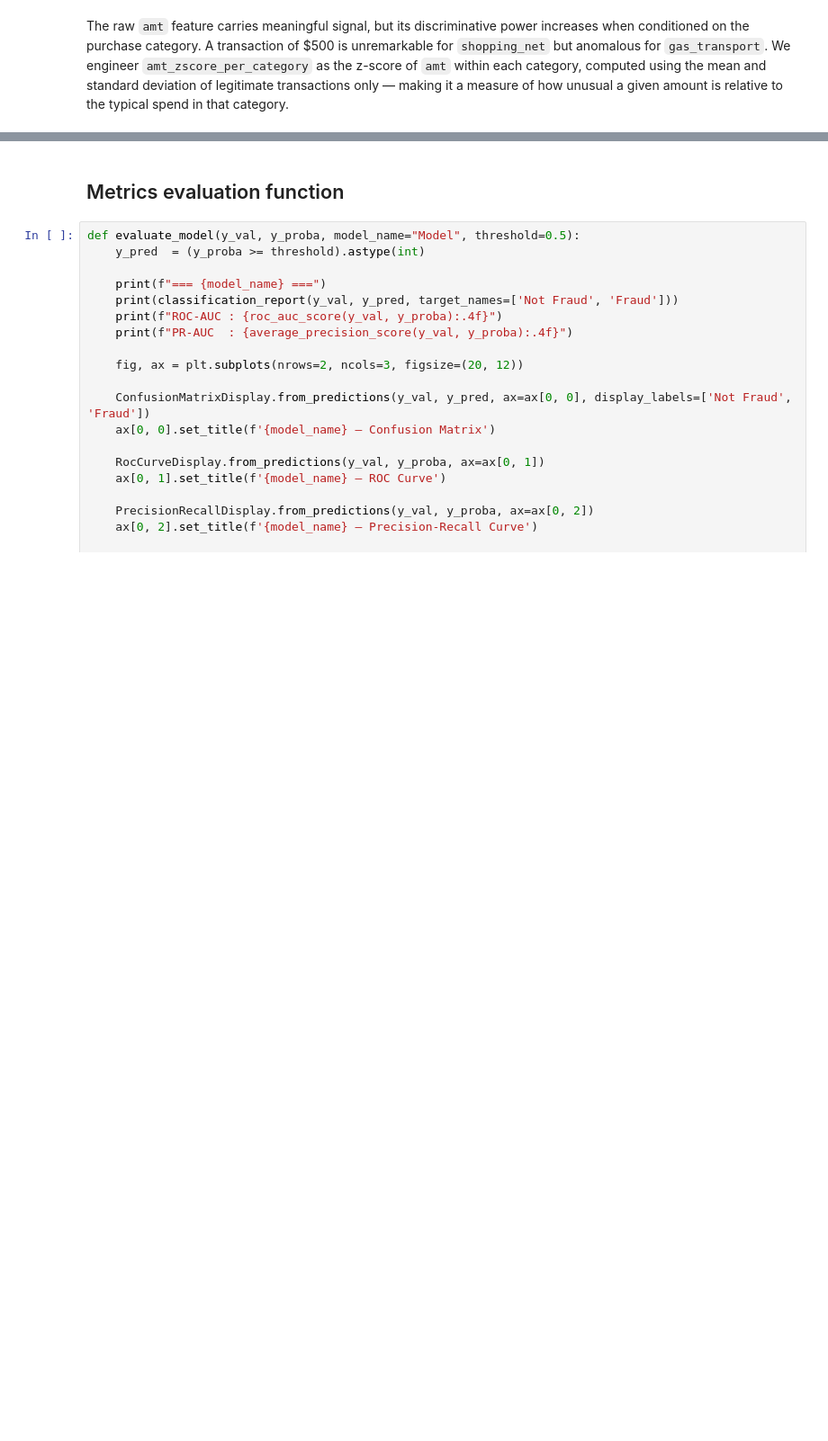
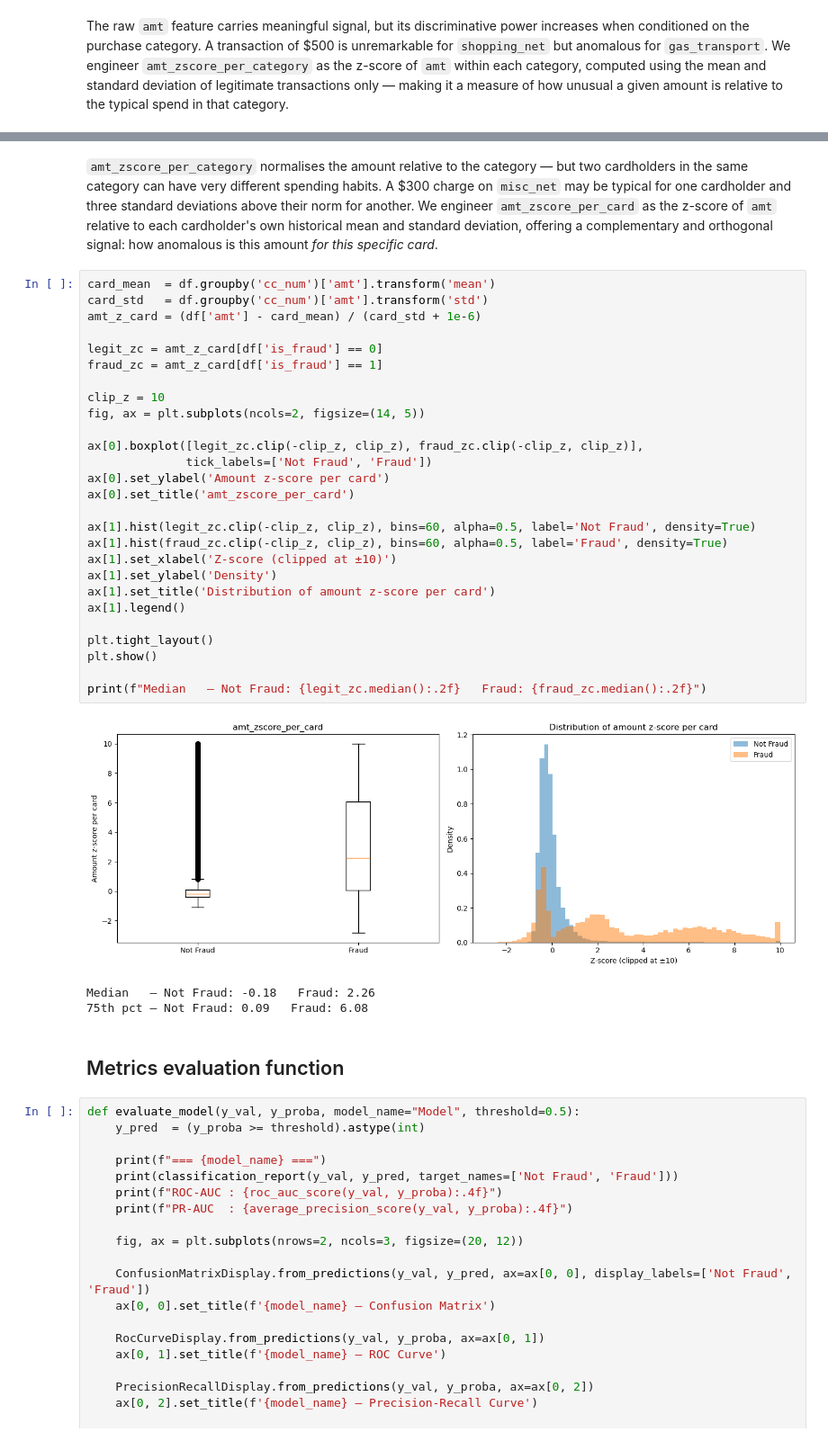
Before and after one commit to giorgiozoccatelli/Fraud-Detection, a Jupyter notebook: creditfraud.ipynb, the cells around one changed output, grey strips where cells are left out. Shown at 90% size. Saved outputs shown, nothing was run; the diff lists cells and outputs as text; blank space fills up the shorter version.

```diff
--- a/creditfraud.ipynb
+++ b/creditfraud.ipynb
@@ -485,3 +502,36 @@ print(f"75th pct — Not Fraud: {legit_z.quantile(0.75):.2f}   Fraud: {fraud_z.q
+# %% [markdown]
+`amt_zscore_per_category` normalises the amount relative to the category — but two cardholders in the same category can have very different spending habits. A $300 charge on `misc_net` may be typical for one cardholder and three standard deviations above their norm for another. We engineer `amt_zscore_per_card` as the z-score of `amt` relative to each cardholder's own historical mean and standard deviation, offering a complementary and orthogonal signal: how anomalous is this amount *for this specific card*.
+# %%
+card_mean  = df.groupby('cc_num')['amt'].transform('mean')
+card_std   = df.groupby('cc_num')['amt'].transform('std')
+amt_z_card = (df['amt'] - card_mean) / (card_std + 1e-6)
+
+legit_zc = amt_z_card[df['is_fraud'] == 0]
+fraud_zc = amt_z_card[df['is_fraud'] == 1]
+
+clip_z = 10
+fig, ax = plt.subplots(ncols=2, figsize=(14, 5))
+
+ax[0].boxplot([legit_zc.clip(-clip_z, clip_z), fraud_zc.clip(-clip_z, clip_z)],
+              tick_labels=['Not Fraud', 'Fraud'])
+ax[0].set_ylabel('Amount z-score per card')
+ax[0].set_title('amt_zscore_per_card')
+
+ax[1].hist(legit_zc.clip(-clip_z, clip_z), bins=60, alpha=0.5, label='Not Fraud', density=True)
+ax[1].hist(fraud_zc.clip(-clip_z, clip_z), bins=60, alpha=0.5, label='Fraud', density=True)
+ax[1].set_xlabel('Z-score (clipped at ±10)')
+ax[1].set_ylabel('Density')
+ax[1].set_title('Distribution of amount z-score per card')
+ax[1].legend()
+
+plt.tight_layout()
+plt.show()
+
+print(f"Median   — Not Fraud: {legit_zc.median():.2f}   Fraud: {fraud_zc.median():.2f}")
+# %% [output]
+[figure, added]
+Median   — Not Fraud: -0.18   Fraud: 2.26
+75th pct — Not Fraud: 0.09   Fraud: 6.08
 # %% [markdown]
 ## Metrics evaluation function
 # %%
```
Also changed, not shown: parts of 19 cells of this notebook.
